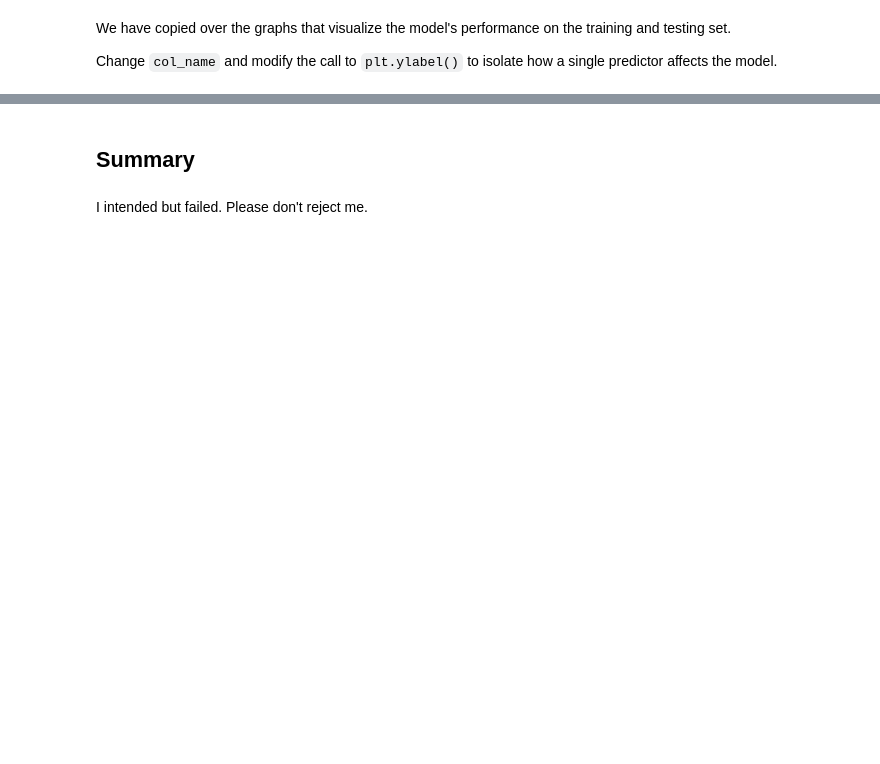
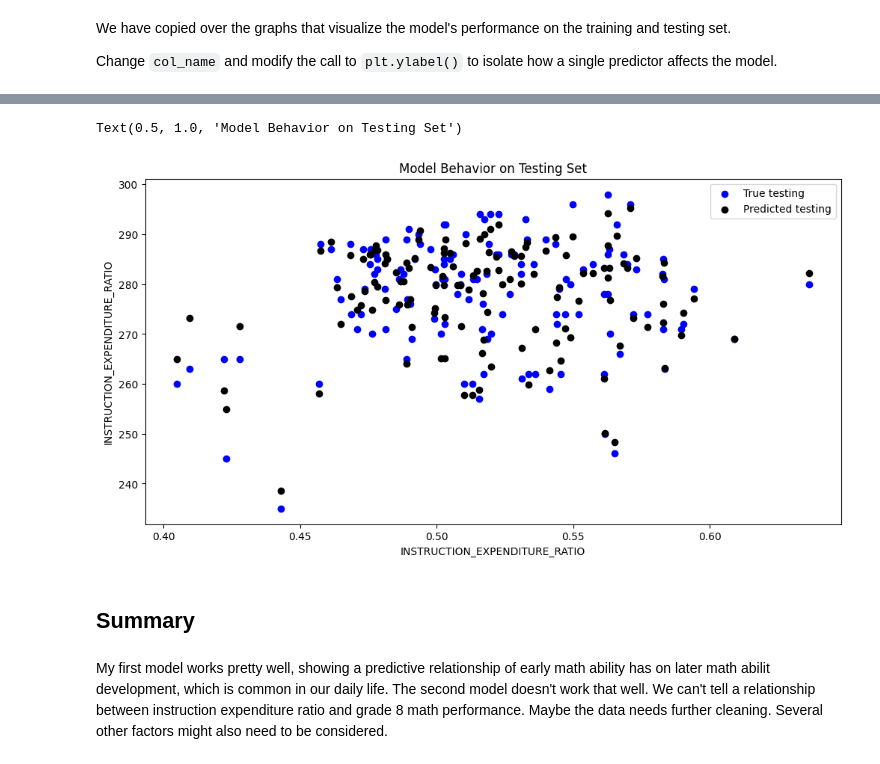
Before and after one commit to Edgarzhu7/MDST-Tutorial, a Jupyter notebook: tutorial1/checkpoint1.ipynb, the cells around one changed output, grey strips where cells are left out. Saved outputs shown, nothing was run; the diff lists cells and outputs as text; code cells hidden in the pictures; blank space fills up the shorter version.

```diff
--- a/tutorial1/checkpoint1.ipynb
+++ b/tutorial1/checkpoint1.ipynb
@@ -247,15 +257,19 @@ Change `col_name` and modify the call to `plt.ylabel()` to isolate how a single
 # %%
-# col_name = 'COLUMN NAME OF ONE PREDICTOR"
+col_name = "INSTRUCTION_EXPENDITURE_RATIO"
 
-# f = plt.figure(figsize=(12,6))
-# plt.scatter(X_test[col_name], y_test, color = "blue")
-# plt.scatter(X_test[col_name], model.predict(X_test), color = "black")
+f = plt.figure(figsize=(12,6))
+plt.scatter(X_test[col_name], y_test, color = "blue")
+plt.scatter(X_test[col_name], model.predict(X_test), color = "black")
 
-# plt.legend(['True testing','Predicted testing'])
-# plt.xlabel(col_name)
-# plt.ylabel('NAME OF THE PREDICTOR')
-# plt.title("Model Behavior on Testing Set")
+plt.legend(['True testing','Predicted testing'])
+plt.xlabel(col_name)
+plt.ylabel('INSTRUCTION_EXPENDITURE_RATIO')
+plt.title("Model Behavior on Testing Set")
+# %% [output]
+Text(0.5, 1.0, 'Model Behavior on Testing Set')
+[figure, added]
 # %% [markdown]
 <h2> Summary </h2>
-# %% [markdown]
-I intended but failed. Please don't reject me.
+# %% [markdown]
+My first model works pretty well, showing a predictive relationship of early math ability has on later math abilit development, which is common in our daily life.
+The second model doesn't work that well. We can't tell a relationship between instruction expenditure ratio and grade 8 math performance. Maybe the data needs further cleaning. Several other factors might also need to be considered.
```
Also changed, not shown: parts of 23 cells of this notebook, 2 other files.
